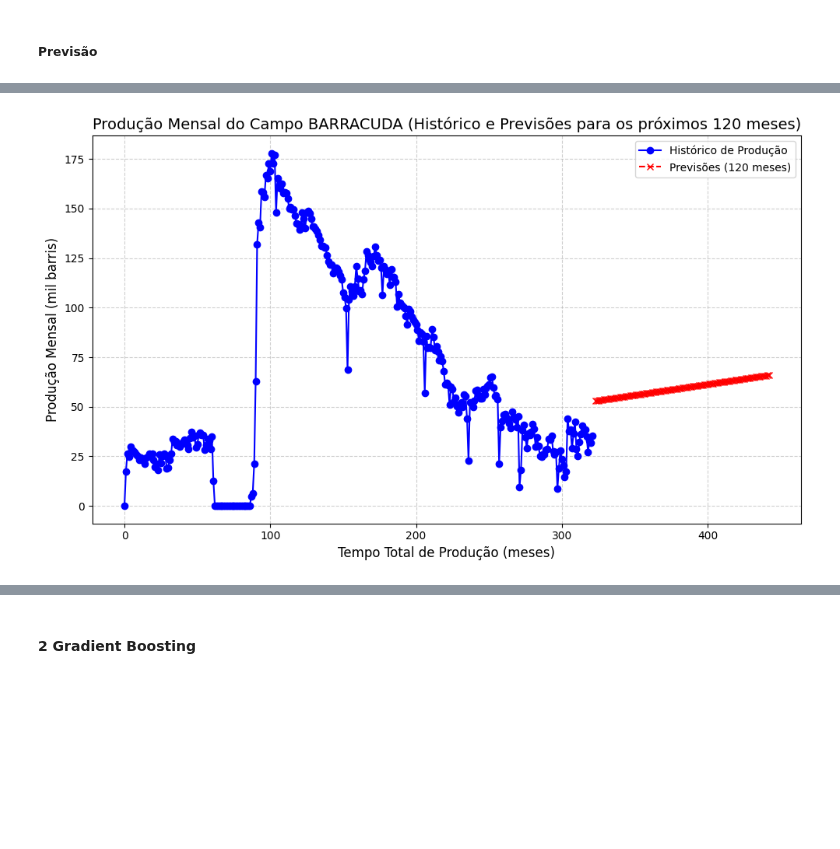
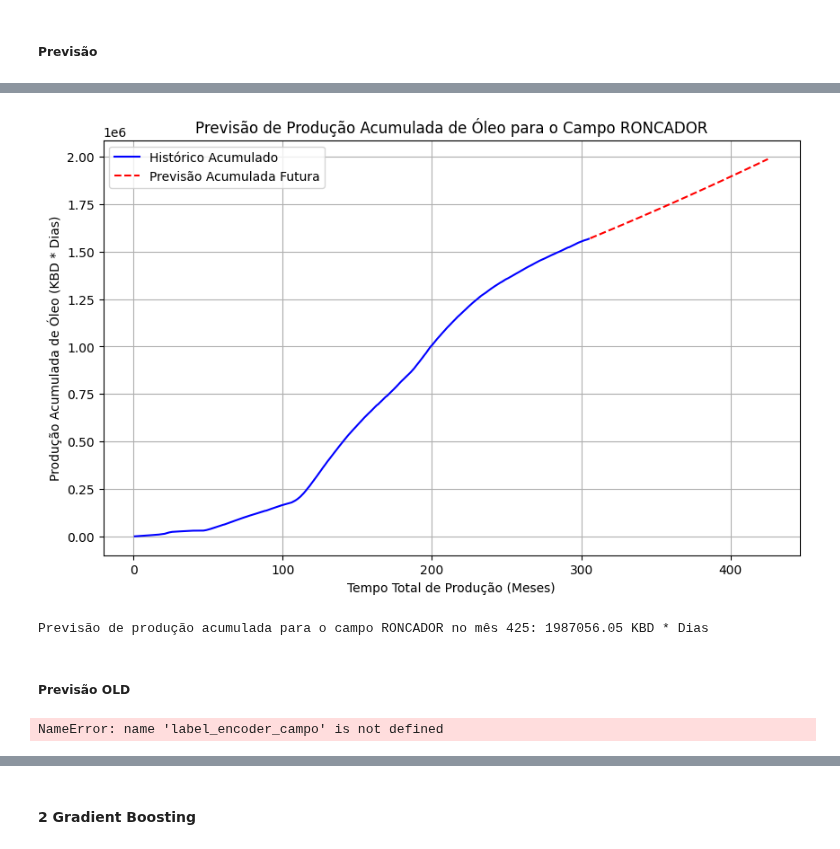
Before and after one commit to brainopensource/datascience-mvp, a Jupyter notebook: MVP_Machine_Learning_&_Analytics.ipynb, the cells around one changed output, grey strips where cells are left out. Cells and saved outputs as stored; diff of their text form; code cells hidden in the pictures; blank space fills up the shorter version.

```diff
--- a/MVP_Machine_Learning_&_Analytics.ipynb
+++ b/MVP_Machine_Learning_&_Analytics.ipynb
@@ -475,4 +535,44 @@ O período máximo para o campo BARRACUDA é: 321
+# %%
+# Convertendo a produção para a base de dias
+df_campo['oleo_kbd_total'] = df_campo['oleo_kbd_total'] * 30.42  # Convertendo para dias
+
+# Calculando a produção acumulada histórica (para os meses históricos)
+df_campo['oleo_kbd_total_acumulado'] = df_campo['oleo_kbd_total'].cumsum()
+
+# Garantindo que a produção acumulada futura seja contínua (sem salto)
+# A produção acumulada futura começa a partir da última produção acumulada histórica
+y_acumulada_futura = y_futuro.cumsum() * 30.42  # Produção acumulada futura em dias
+y_acumulada_futura = y_acumulada_futura + df_campo['oleo_kbd_total_acumulado'].iloc[-1]  # Somando ao último valor acumulado histórico
+
+# Exibindo o gráfico com o histórico e as previsões acumuladas futuras de forma contínua
+plt.figure(figsize=(10, 6))
+plt.plot(df_campo['tempo_total_producao_meses'], df_campo['oleo_kbd_total_acumulado'], label='Histórico Acumulado', color='blue')
+plt.plot(X_futuro['tempo_total_producao_meses'], y_acumulada_futura, label='Previsão Acumulada Futura', color='red', linestyle='--')
+plt.title(f'Previsão de Produção Acumulada de Óleo para o Campo {campo}')
+plt.xlabel('Tempo Total de Produção (Meses)')
+plt.ylabel('Produção Acumulada de Óleo (KBD * Dias)')
+plt.legend()
+plt.grid(True)
+plt.show()
+
+# Exibindo o resultado da previsão acumulada para o último mês
+print(f'Previsão de produção acumulada para o campo {campo} no mês {tempo_total_producao_meses + num_meses_futuro - 1}: {y_acumulada_futura[-1]:.2f} KBD * Dias')
+# %% [output]
+[figure, added]
+Previsão de produção acumulada para o campo RONCADOR no mês 425: 1987056.05 KBD * Dias
+# %% [markdown]
+##### Previsão OLD
 # %%
+indice = int(list(label_encoder_campo.classes_).index(campo))
+print(f"O índice de {campo} na lista é: {indice}")
+
+# Filtrando o DataFrame para o campo específico
+df_campo = df_fields_filled[df_fields_filled['campo'] == indice]
+
+# Encontrando o período máximo para esse campo
+periodo_maximo = df_campo['tempo_total_producao_meses'].max()
+print(f"O período máximo para o campo {campo} é: {periodo_maximo}")
+
 # Definindo o campo e o tempo inicial (último mês registrado + 1)
 campo_encoded = indice  # Código do campo
 tempo_total_producao_meses = periodo_maximo + 1
@@ -490,7 +590,7 @@ for mes in range(1, num_meses_futuro + 1):
     X_novo[0][1] = tempo_total_producao_meses + mes
 
     # Fazer a previsão para o próximo mês
-    y_pred_futuro = model.predict(X_novo)
+    y_pred_futuro = model_linear.predict(X_novo)
 
     # Armazenar a previsão
     previsoes_futuro.append([tempo_total_producao_meses + mes, y_pred_futuro[0]])
@@ -524,7 +624,7 @@ plt.tight_layout()
 # Exibindo o gráfico
 plt.show()
 # %% [output]
-[figure, removed]
+NameError: name 'label_encoder_campo' is not defined
 # %%
 # Calcular a produção acumulada histórica
 df_historico_e_projetado['producao_acumulada'] = df_historico_e_projetado['oleo_kbd_total'] * 30.42 # Arredondando o numero de dias no mes para simplificar
```
Also changed, not shown: parts of 37 cells of this notebook.
